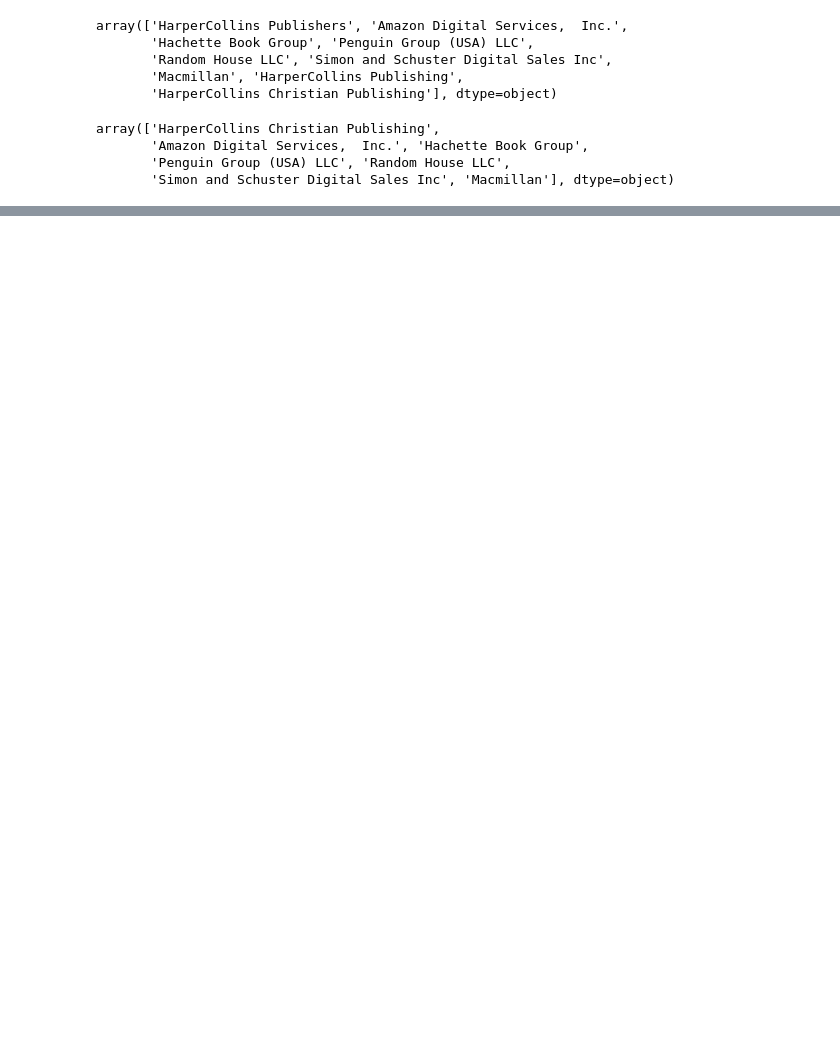
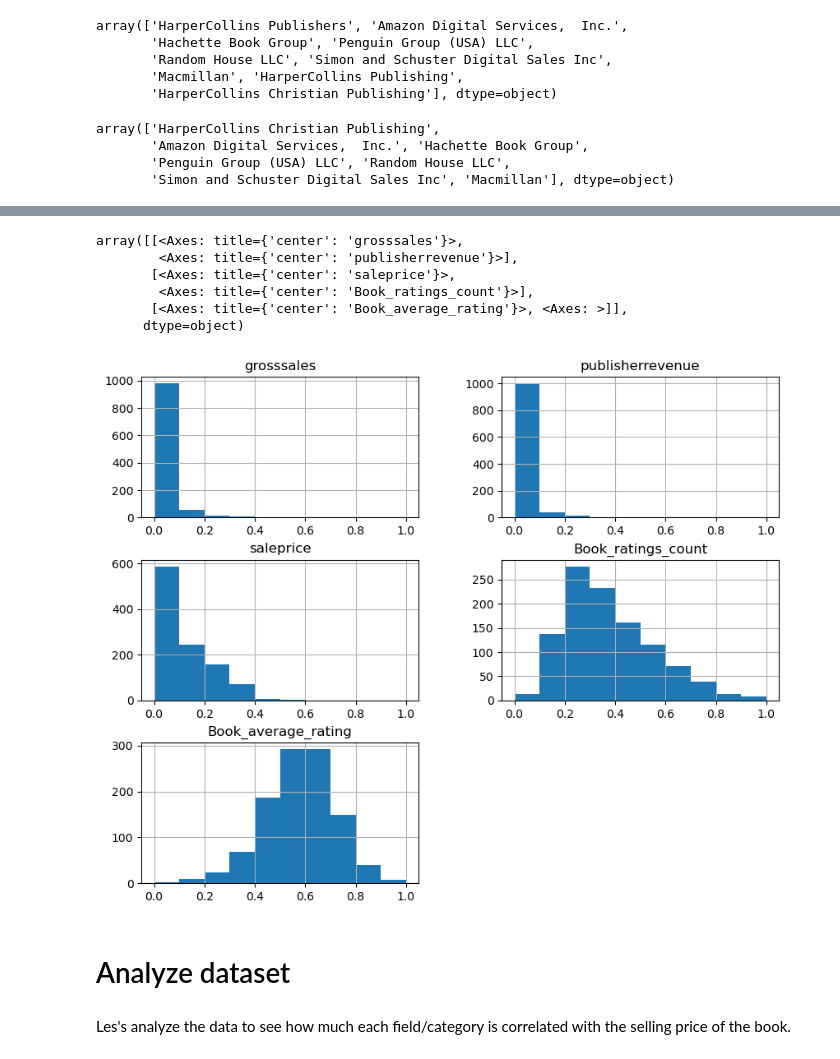
Before and after one commit to AichaELMouta/Books_sales_Regression, a Jupyter notebook: Book_sales.ipynb, the cells around one changed output, grey strips where cells are left out. Drawn from its saved outputs; the diff is of its cells as text; code cells hidden in the pictures; blank space fills up the shorter version.

```diff
--- a/Book_sales.ipynb
+++ b/Book_sales.ipynb
@@ -216 +239,15 @@ Text(0, 0.5, 'Publisher')
+# %%
+books[cols].hist(figsize = (10,8))
+# %% [output]
+array([[<Axes: title={'center': 'grosssales'}>,
+        <Axes: title={'center': 'publisherrevenue'}>],
+       [<Axes: title={'center': 'saleprice'}>,
+        <Axes: title={'center': 'Book_ratings_count'}>],
+       [<Axes: title={'center': 'Book_average_rating'}>, <Axes: >]],
+      dtype=object)
+[figure, added]
+# %% [markdown]
+<H1> Analyze dataset</H1>
+# %% [markdown]
+Les's analyze the data to see how much each field/category is correlated with the selling price of the book.
 # %%
```
Also changed, not shown: parts of 40 cells of this notebook.
